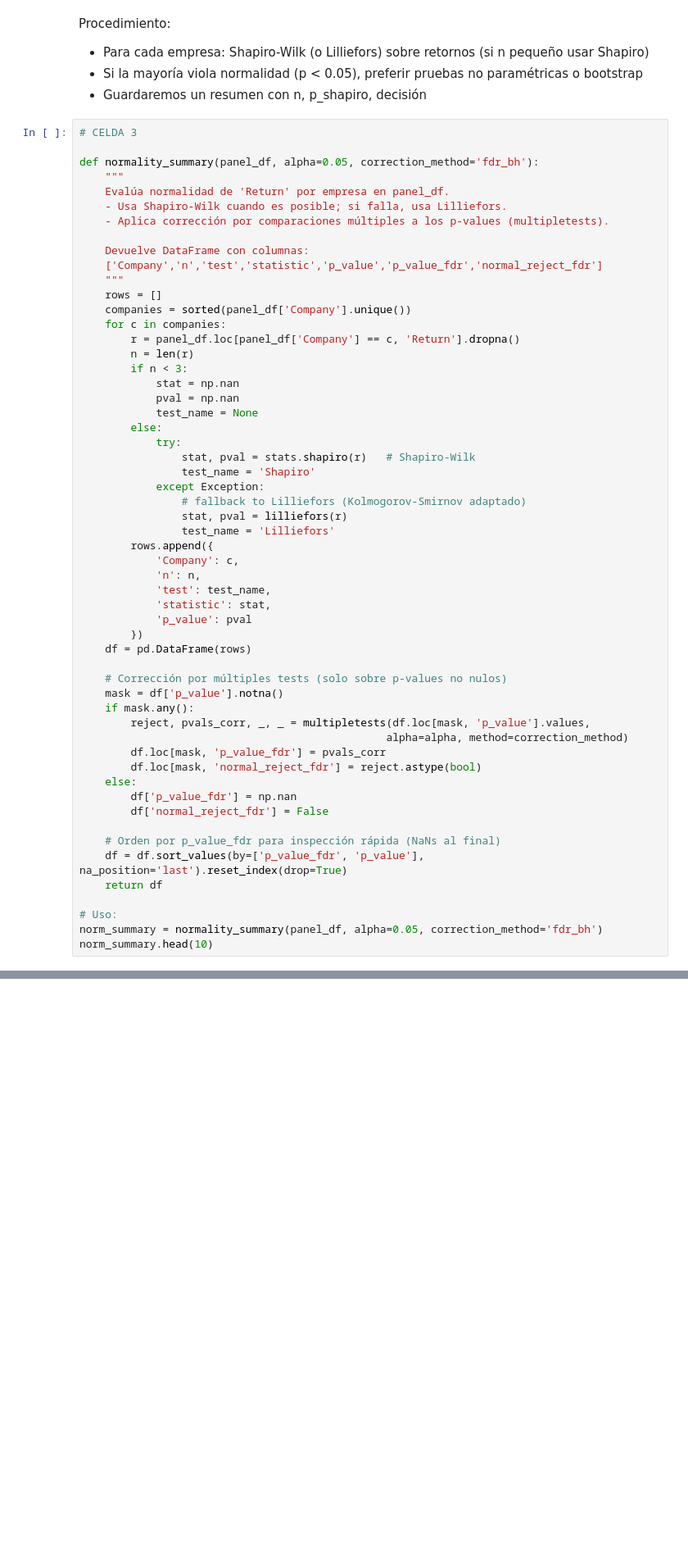
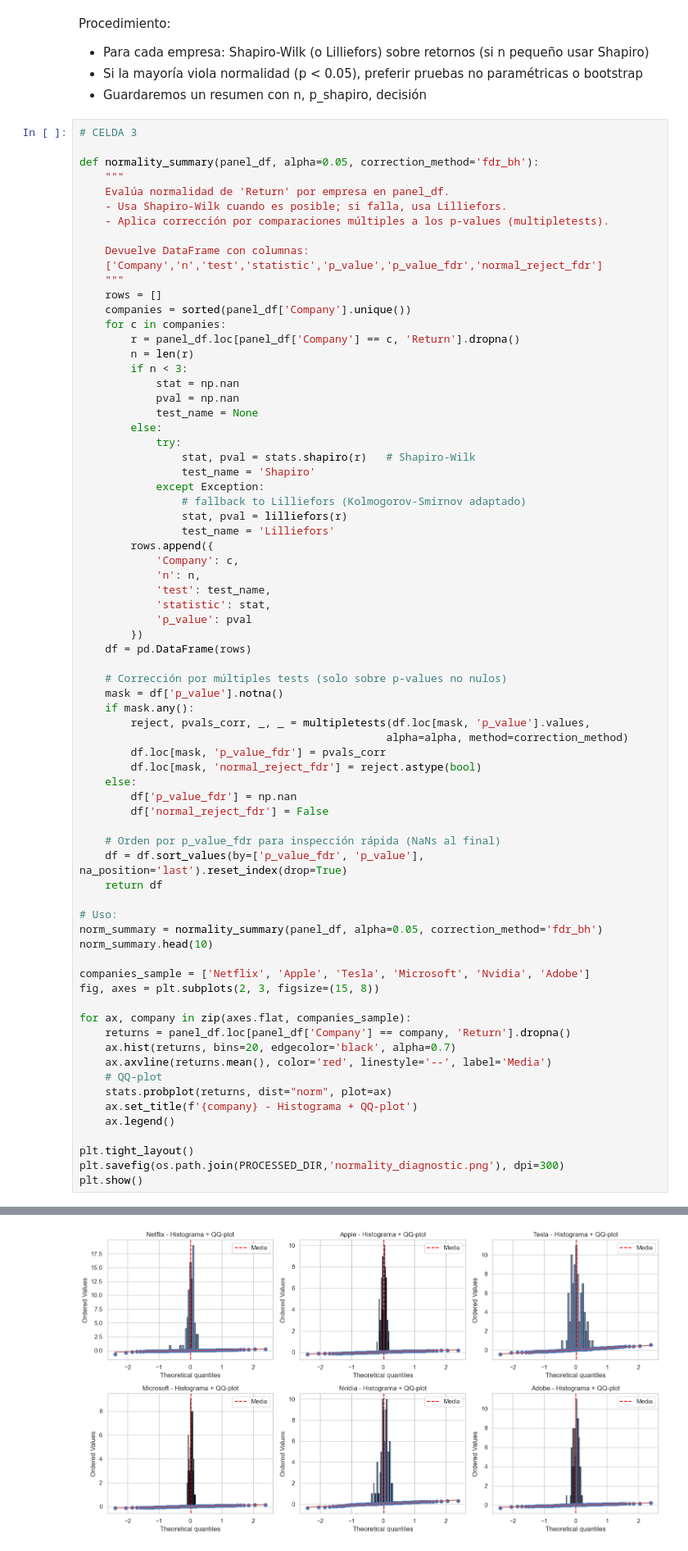
Before and after one commit to fabio2k3/AlphaTech-Analyzer, a Jupyter notebook: notebooks/inference.ipynb, the cells around one changed output, grey strips where cells are left out. Shown at 82% size. Drawn from its saved outputs; the diff is of its cells as text; blank space fills up the shorter version.

```diff
--- a/notebooks/inference.ipynb
+++ b/notebooks/inference.ipynb
@@ -306,4 +306,20 @@ def normality_summary(panel_df, alpha=0.05, correction_method='fdr_bh'):
 # Uso:
 norm_summary = normality_summary(panel_df, alpha=0.05, correction_method='fdr_bh')
 norm_summary.head(10)
+
+companies_sample = ['Netflix', 'Apple', 'Tesla', 'Microsoft', 'Nvidia', 'Adobe']
+fig, axes = plt.subplots(2, 3, figsize=(15, 8))
+
+for ax, company in zip(axes.flat, companies_sample):
+    returns = panel_df.loc[panel_df['Company'] == company, 'Return'].dropna()
+    ax.hist(returns, bins=20, edgecolor='black', alpha=0.7)
+    ax.axvline(returns.mean(), color='red', linestyle='--', label='Media')
+    # QQ-plot
+    stats.probplot(returns, dist="norm", plot=ax)
+    ax.set_title(f'{company} - Histograma + QQ-plot')
+    ax.legend()
+
+plt.tight_layout()
+plt.savefig(os.path.join(PROCESSED_DIR,'normality_diagnostic.png'), dpi=300)
+plt.show()
 # %% [output]
@@ -321,3 +326,4 @@ norm_summary.head(10)
+[figure, added]
 # %% [markdown]
 Calculamos:
 - IC t (clásico) para la media de retornos por empresa
```
Also changed, not shown: parts of 7 cells of this notebook, 11 other files.
